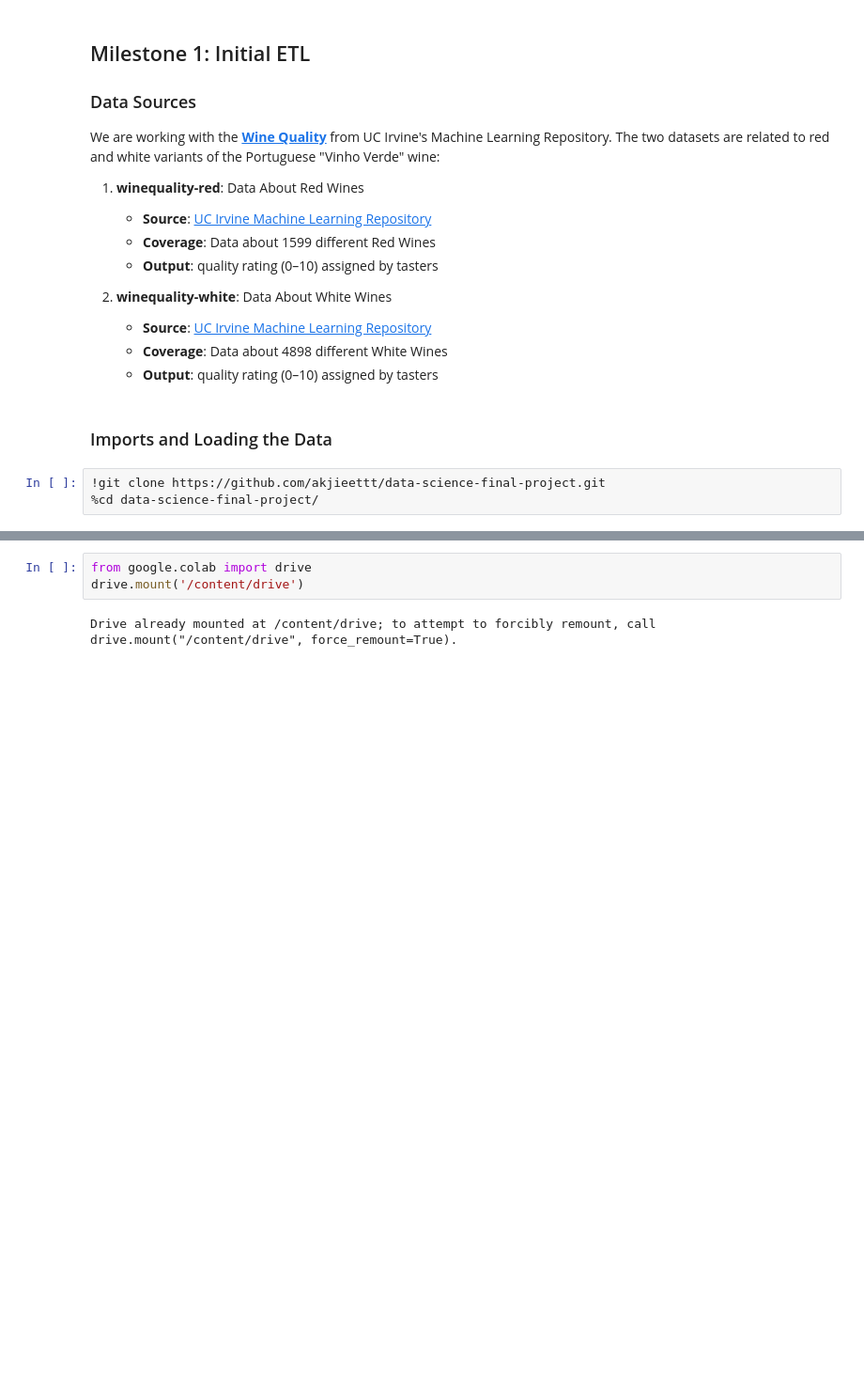
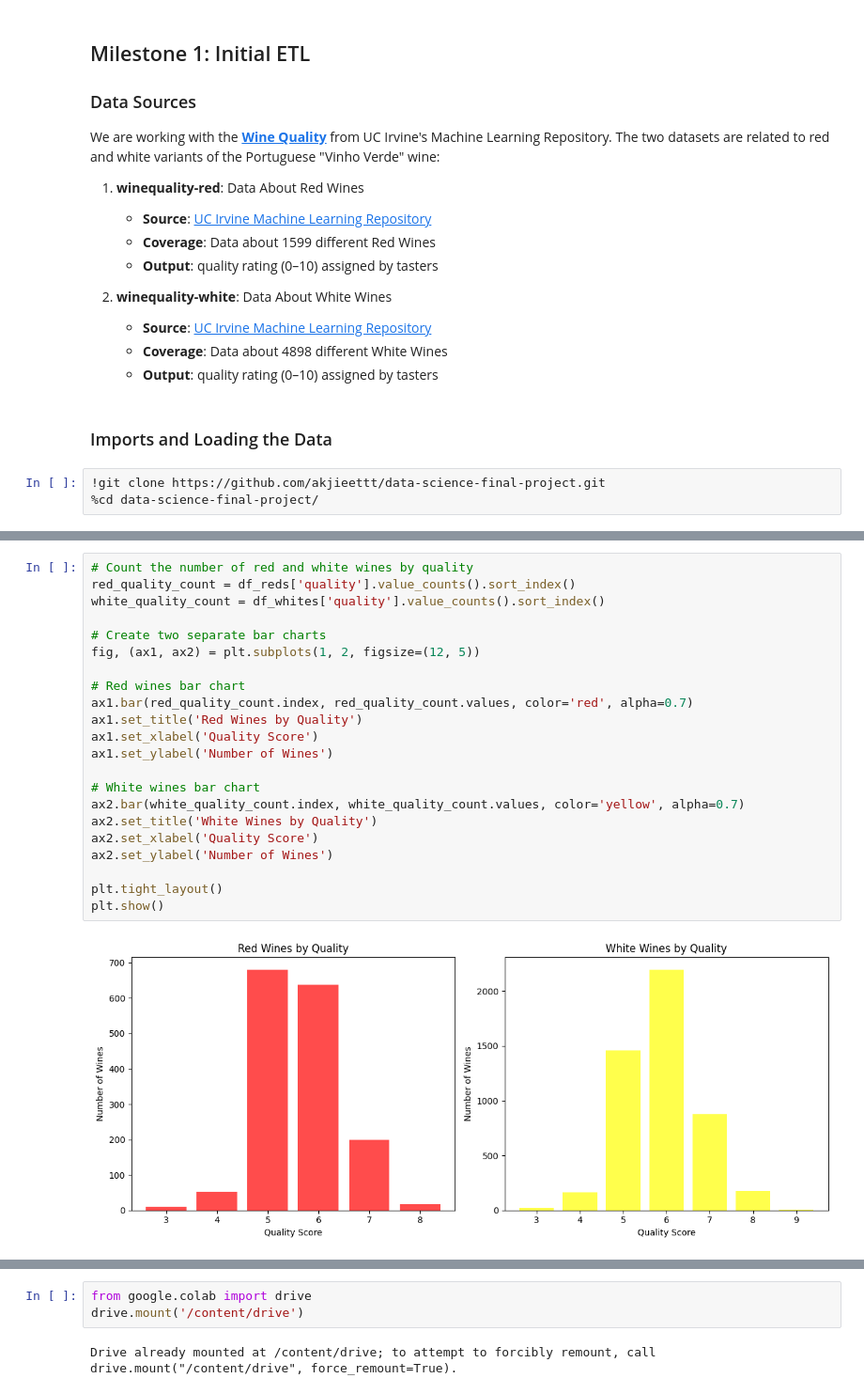
Before and after one commit to akjieettt/data-science-final-project, a Jupyter notebook: DataScienceProject.ipynb, the cells around one changed output, grey strips where cells are left out. Shown at 94% size. Saved outputs shown, nothing was run; the diff lists cells and outputs as text; blank space fills up the shorter version.

```diff
--- a/DataScienceProject.ipynb
+++ b/DataScienceProject.ipynb
@@ -135,0 +147,24 @@ Some More Information About The Dataset
+# %%
+# Count the number of red and white wines by quality
+red_quality_count = df_reds['quality'].value_counts().sort_index()
+white_quality_count = df_whites['quality'].value_counts().sort_index()
+
+# Create two separate bar charts
+fig, (ax1, ax2) = plt.subplots(1, 2, figsize=(12, 5))
+
+# Red wines bar chart
+ax1.bar(red_quality_count.index, red_quality_count.values, color='red', alpha=0.7)
+ax1.set_title('Red Wines by Quality')
+ax1.set_xlabel('Quality Score')
+ax1.set_ylabel('Number of Wines')
+
+# White wines bar chart
+ax2.bar(white_quality_count.index, white_quality_count.values, color='yellow', alpha=0.7)
+ax2.set_title('White Wines by Quality')
+ax2.set_xlabel('Quality Score')
+ax2.set_ylabel('Number of Wines')
+
+plt.tight_layout()
+plt.show()
+# %% [output]
+[figure, added]
```
Also changed, not shown: parts of 7 cells of this notebook.
